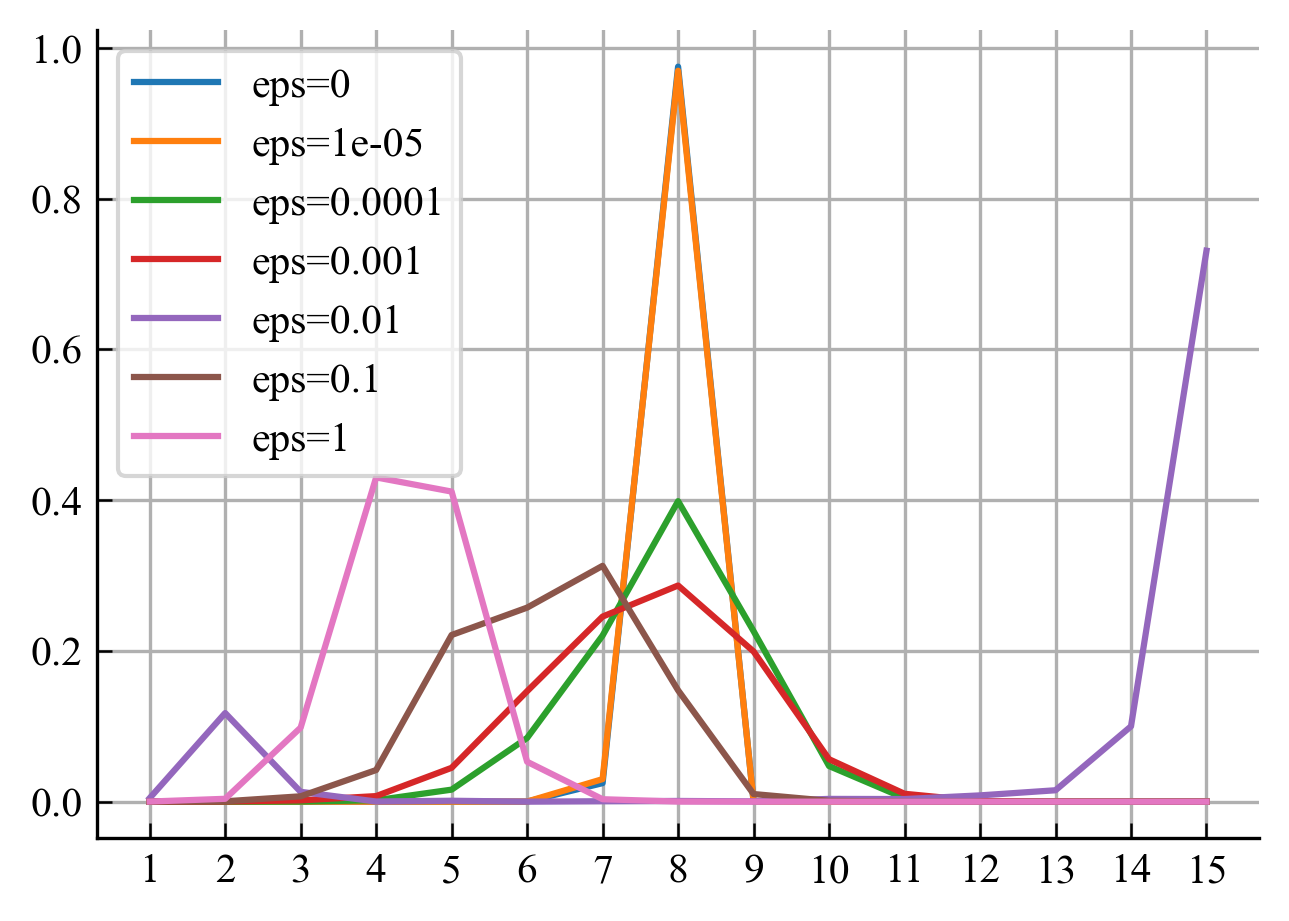
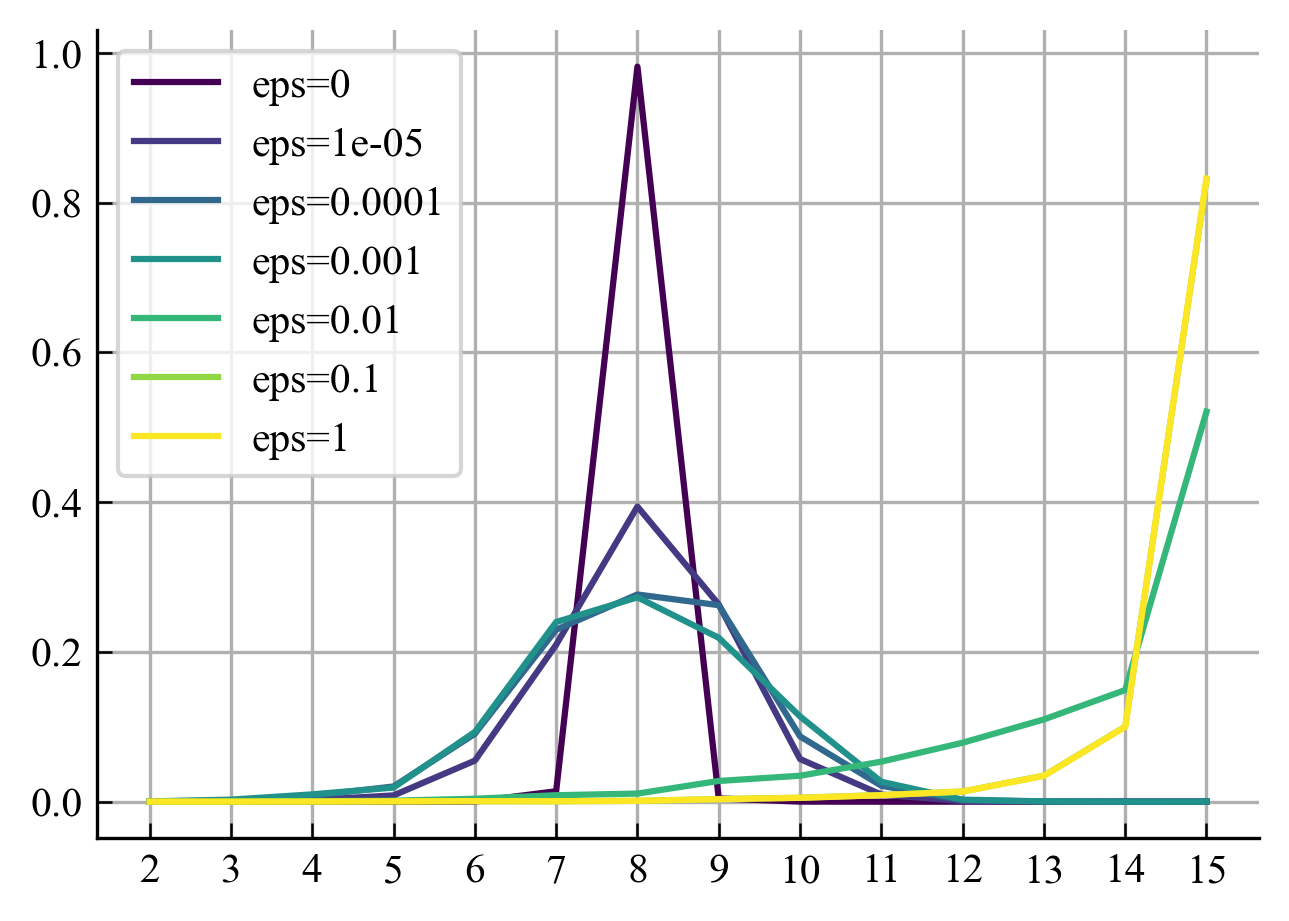
Code edit (unified diff) that turned the first committed figure into the second:
--- before
+++ after
@@ -1,7 +1,9 @@
+cmap = plt.colormaps['viridis']
+colors = cmap(np.linspace(0, 1, len(epsilons)))
 for i, eps in enumerate(epsilons):
-    plt.plot(probs[i].detach(), label=f"eps={eps}")
+    plt.plot(probs[i].detach(), label=f"eps={eps}", color=colors[i])
 
 plt.legend()
-plt.xticks(ticks=range(d), labels=range(1, d+1))
+plt.xticks(ticks=range(d-1), labels=range(2, d+1))
 plt.grid()
 plt.show()

Commit: normalization